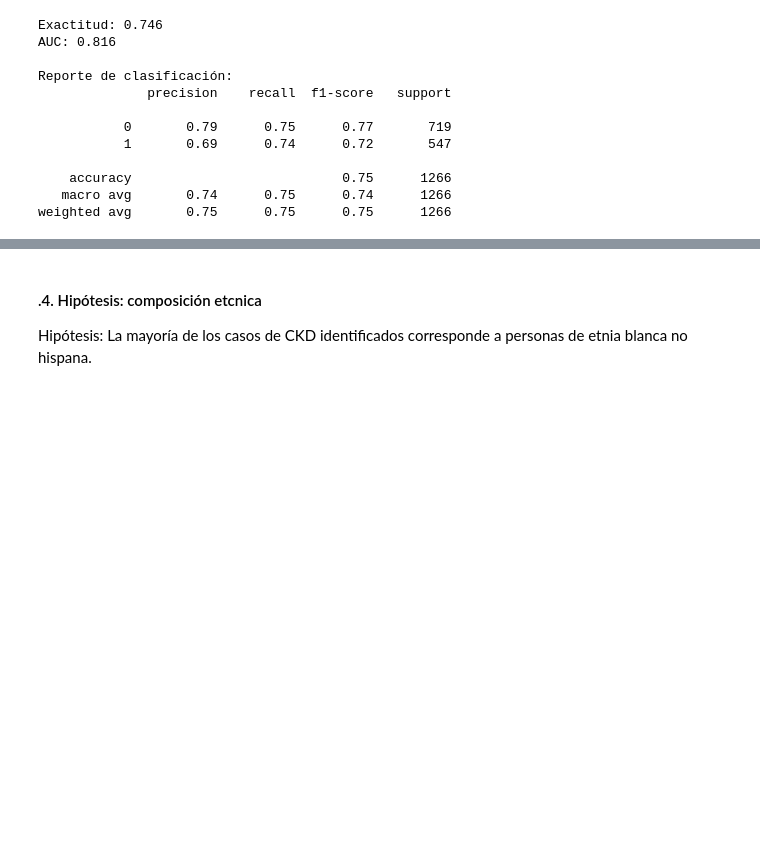
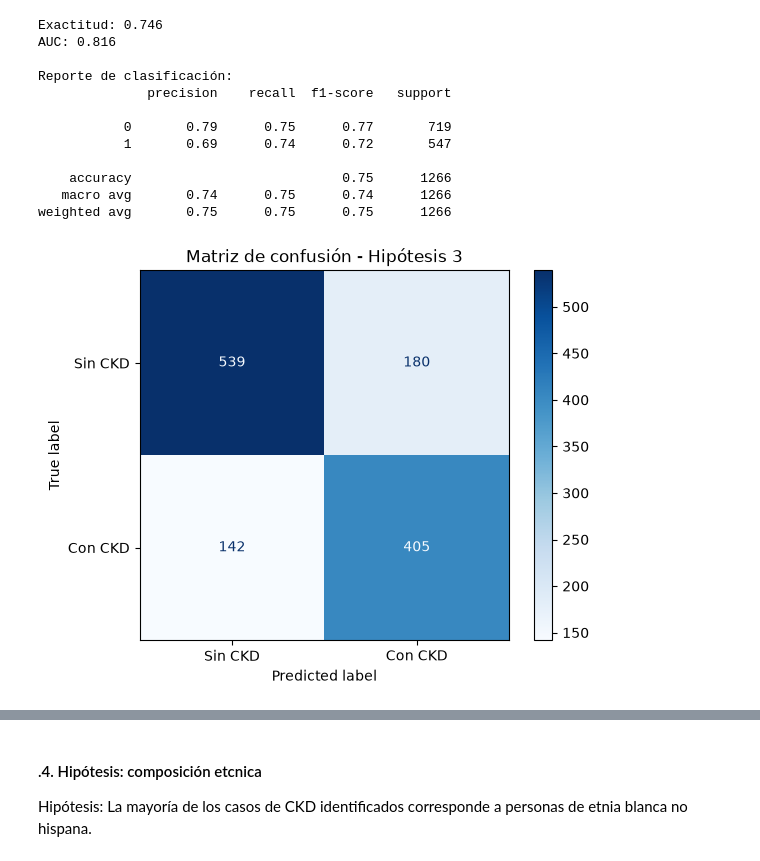
Before and after one commit to cnajurieta/TPEspecial-Fundamentos, a Jupyter notebook: TP_Especial_CKD_NHANES.ipynb, the cells around one changed output, grey strips where cells are left out. Saved outputs shown, nothing was run; the diff lists cells and outputs as text; code cells hidden in the pictures; blank space fills up the shorter version.

```diff
--- a/TP_Especial_CKD_NHANES.ipynb
+++ b/TP_Especial_CKD_NHANES.ipynb
@@ -958,3 +933,19 @@ Reporte de clasificación:
     accuracy                           0.75      1266
    macro avg       0.74      0.75      0.74      1266
 weighted avg       0.75      0.75      0.75      1266
+# %%
+
+from sklearn.metrics import ConfusionMatrixDisplay
+import matplotlib.pyplot as plt
+
+ConfusionMatrixDisplay.from_predictions(
+    y_test,
+    predicciones,
+    display_labels=["Sin CKD", "Con CKD"],
+    cmap="Blues"
+)
+
+plt.title("Matriz de confusión - Hipótesis 3")
+plt.show()
+# %% [output]
+[figure, added]
```
Also changed, not shown: parts of 5 cells of this notebook.
